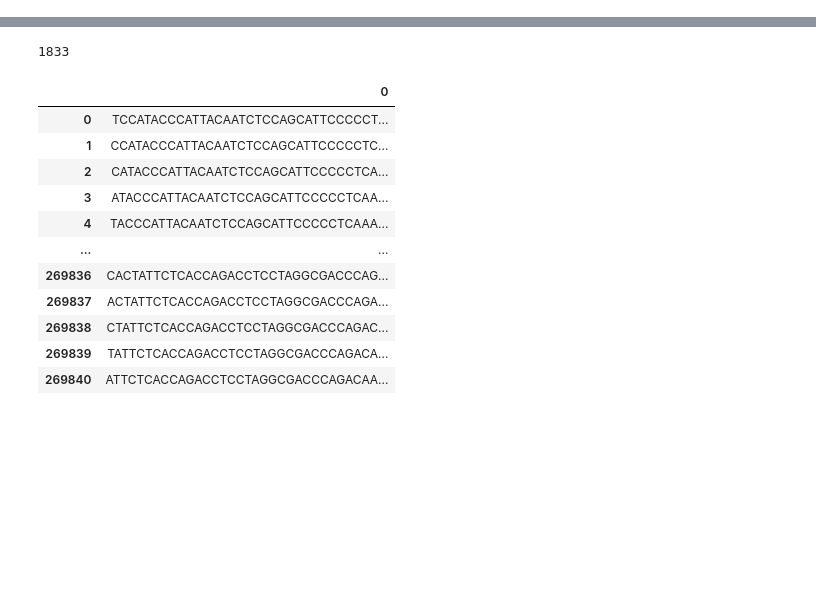
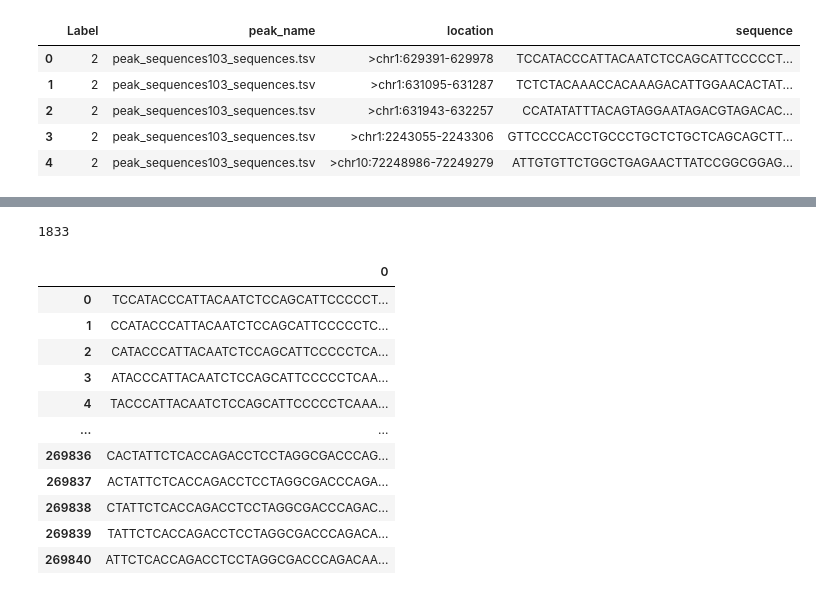
Before and after one commit to Heba2424/ATAC_seeq_CNN_Graduation_Project, a Jupyter notebook: Copy_of_69_acc.ipynb, the cells around one changed output, grey strips where cells are left out. Saved outputs shown, nothing was run; the diff lists cells and outputs as text; code cells hidden in the pictures; blank space fills up the shorter version.

```diff
--- a/Copy_of_69_acc.ipynb
+++ b/Copy_of_69_acc.ipynb
@@ -38,3 +44,12 @@ seq_file
 | 42683 | 2 | peak_sequences_sequence56110_sequ... | >chr1:633914-634097 | TCCTTAATCATTTTTATTGCCACAACTAACCTC... |
 | 42684 | 2 | peak_sequences_sequence56110_sequ... | >chrM:15726-15983 | CCTAGCCGCAGACCTCCTCATTCTAACCTGAAT... |
 42685 rows × 4 columns
+# %%
+seq_file.head()
+# %% [output]
+|  | Label | peak_name | location | sequence |
+| 0 | 2 | peak_sequences103_sequences.tsv | >chr1:629391-629978 | TCCATACCCATTACAATCTCCAGCATTCCCCCT... |
+| 1 | 2 | peak_sequences103_sequences.tsv | >chr1:631095-631287 | TCTCTACAAACCACAAAGACATTGGAACACTAT... |
+| 2 | 2 | peak_sequences103_sequences.tsv | >chr1:631943-632257 | CCATATATTTACAGTAGGAATAGACGTAGACAC... |
+| 3 | 2 | peak_sequences103_sequences.tsv | >chr1:2243055-2243306 | GTTCCCCACCTGCCCTGCTCTGCTCAGCAGCTT... |
+| 4 | 2 | peak_sequences103_sequences.tsv | >chr10:72248986-72249279 | ATTGTGTTCTGGCTGAGAACTTATCCGGCGGAG... |
```
Also changed, not shown: parts of 41 cells of this notebook.
